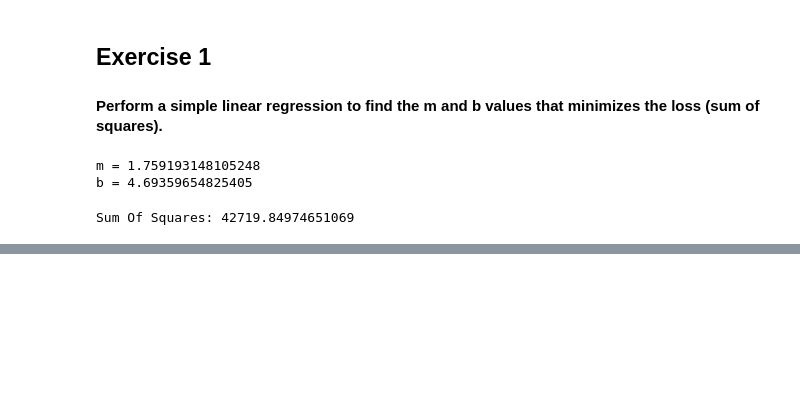
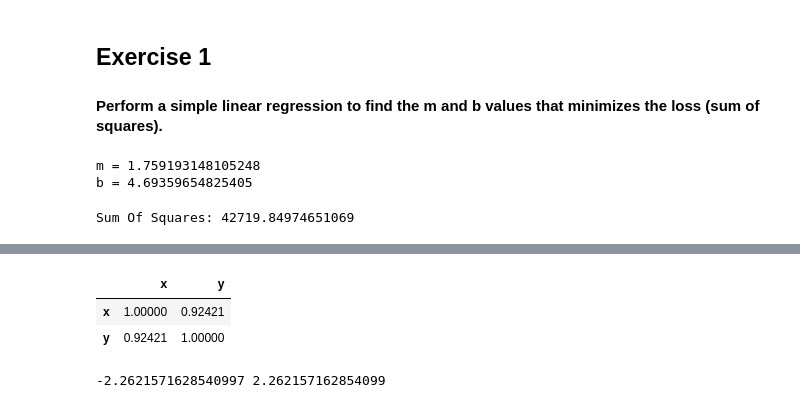
Before and after one commit to MaukanMir/AI-ML-Learning, a Jupyter notebook: Mathematics/Statistics/Essential-Math-Data-Science/regression.ipynb, the cells around one changed output, grey strips where cells are left out. Drawn from its saved outputs; the diff is of its cells as text; code cells hidden in the pictures; blank space fills up the shorter version.

```diff
--- a/Mathematics/Statistics/Essential-Math-Data-Science/regression.ipynb
+++ b/Mathematics/Statistics/Essential-Math-Data-Science/regression.ipynb
@@ -301,0 +305,18 @@ Sum Of Squares: 42719.84974651069
+# %%
+df = pd.read_csv("https://bit.ly/3C8JzrM")
+correlations = df.corr(method="pearson")
+correlations
+# %% [output]
+|  | x | y |
+| x | 1.00000 | 0.92421 |
+| y | 0.92421 | 1.00000 |
+# %%
+from scipy.stats import t
+
+n = 10
+lower_cv = t(n-1).ppf(.025)
+upper_cv = t(n-1).ppf(.975)
+
+print(lower_cv, upper_cv)
+# %% [output]
+-2.2621571628540997 2.262157162854099
```
Also changed, not shown: parts of 1 cell of this notebook.
